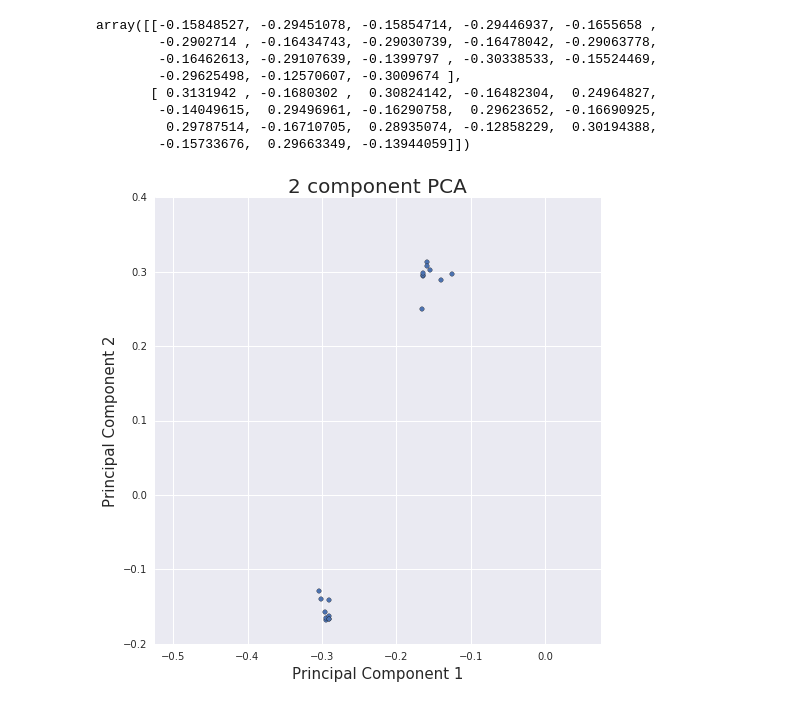
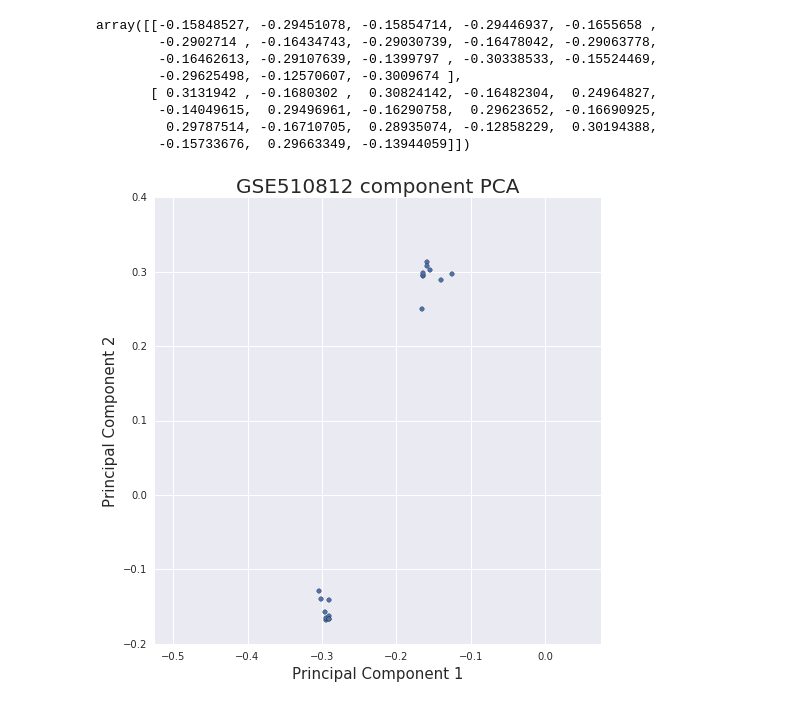
Before and after one commit to Miserlou/Science, a Jupyter notebook: agilent_two_color_pca.ipynb, the cells around one changed output. Saved outputs shown, nothing was run; the diff lists cells and outputs as text; code cells hidden in the pictures.

```diff
--- a/agilent_two_color_pca.ipynb
+++ b/agilent_two_color_pca.ipynb
@@ -20,7 +20,8 @@ data[:5]
 data = None
 # %%
 old_data = None
-path = 'Data/GSE51081/'
+gse = 'GSE51081'
+path = os.path.join('Data/', gse + '/')
 for pcl_file in os.listdir(path):
     print(pcl_file)
     new_data = pd.DataFrame.from_csv(path + pcl_file, sep='\t', header=0)
@@ -145,11 +123,12 @@ array([[-0.15848527, -0.29451078, -0.15854714, -0.29446937, -0.1655658 ,
 # %%
 fig = plt.figure(figsize = (8,8))
 ax = fig.add_subplot(1,1,1)
 ax.set_xlabel('Principal Component 1', fontsize = 15)
 ax.set_ylabel('Principal Component 2', fontsize = 15)
-ax.set_title('2 component PCA', fontsize = 20)
+ax.set_title(gse + '2 component PCA', fontsize = 20)
 
 ax.scatter(principalComponents_notrans.components_[0, :], principalComponents_notrans.components_[1, :])
 ax.axis('equal');
+fig.savefig(gse + '_cor_PCA.png')
 # %% [output]
-[figure, old version]
+[figure, new version]
```
Also changed, not shown: parts of 5 cells of this notebook, 2 other files.
